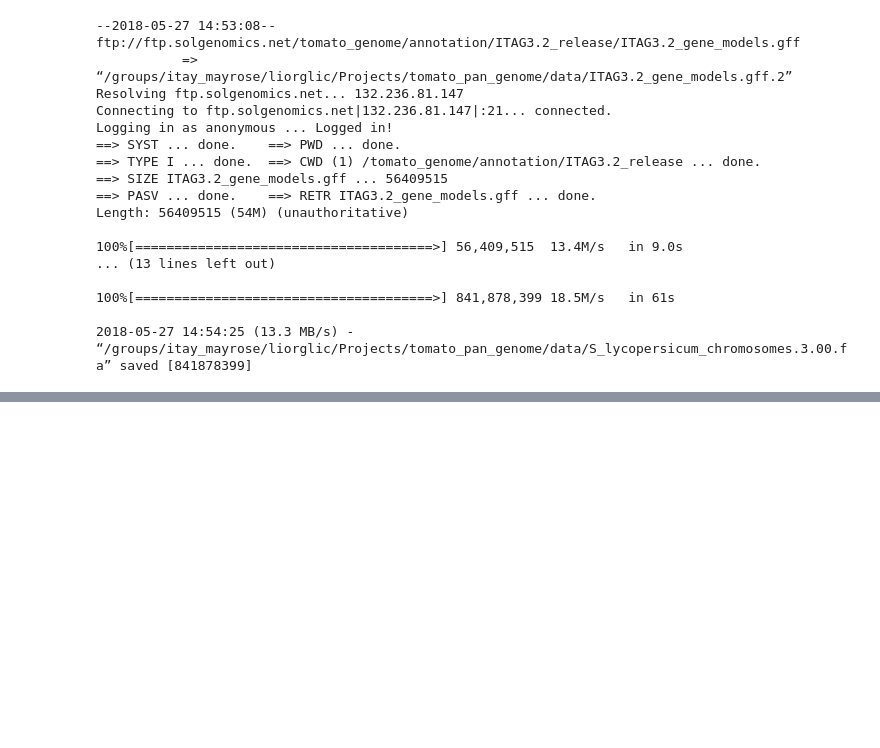
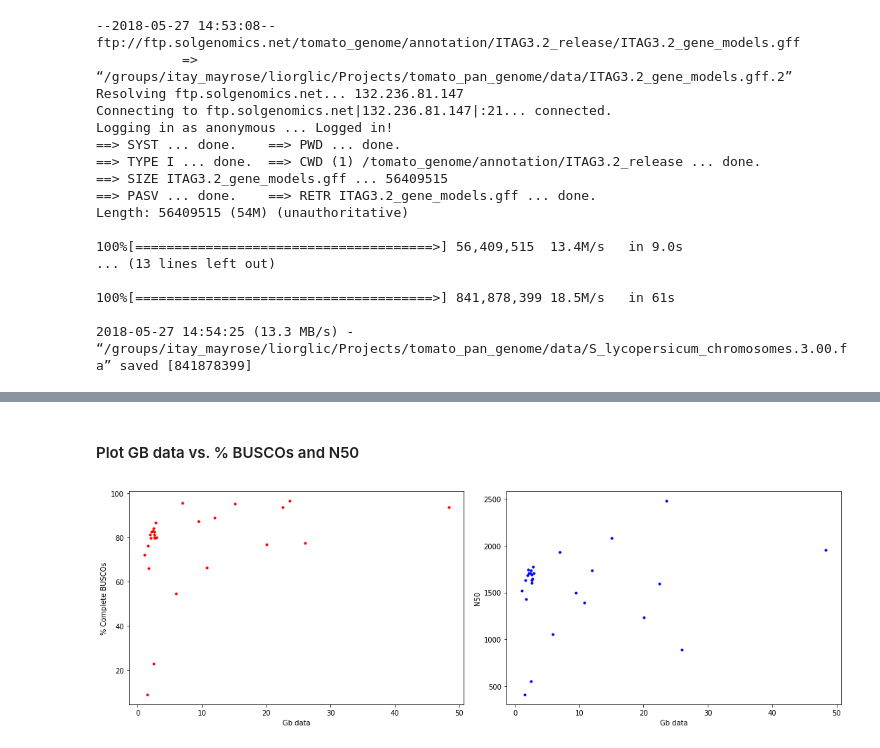
Before and after one commit to MayroseLab/Lior, a Jupyter notebook: tomato_pan_genome/notebooks/transcriptome_assembly_and_assessment.ipynb, the cells around one changed output, grey strips where cells are left out. Saved outputs shown, nothing was run; the diff lists cells and outputs as text; code cells hidden in the pictures; blank space fills up the shorter version.

```diff
--- a/tomato_pan_genome/notebooks/transcriptome_assembly_and_assessment.ipynb
+++ b/tomato_pan_genome/notebooks/transcriptome_assembly_and_assessment.ipynb
@@ -199,3 +203,4 @@ Length: 56409515 (54M) (unauthoritative)
 # %%
 s_lyc_ref_annotation_path = "%s/ITAG3.2_gene_models.gff" % DATA_PATH
 s_lyc_ref_genome_path = "%s/S_lycopersicum_chromosomes.3.00.fa" % DATA_PATH
+s_lyc_STAR_index = "%s/S_lyc_STAR_index" % realpath(OUT_PATH)
@@ -235,7 +206,0 @@ get_job_exit_code(3932479)
-# %%
-ds = "s4v2"
-sra = "SRR389806 SRR389807"
-download_dir = "%s/S_lyc_RNA_Seq/%s" %(DATA_PATH, ds)
-analysis_dir = "%s/S_lyc_transcriptome_assembly/%s" %(OUT_PATH,ds)
-pipeline_script = "%s/transcriptome_assembly_pipeline.py" % PY_PATH
-%run $pipeline_script $queue_conf $ds "$sra" $download_dir $analysis_dir -a $s_lyc_ref_annotation_path -g $s_lyc_ref_genome_path
@@ -243,0 +293,24 @@ send_commands_to_queue('try',['echo "hi"', 'sleep 30', 'echo "bye"'], queue_conf
+# %%
+# Fetch stats and add to table
+def fetch_c_busco(p):
+    with open(p) as f:
+        for line in f:
+            if line.startswith("\tC:"):
+                return line.split("C:")[1].split("%")[0]
+
+def fetch_n50(p):
+    with open(p) as f:
+        for line in f:
+            if line.startswith('N50'):
+                return line.strip().split('\t')[1].replace(',','')
+
+s_lyc_datasets["Complete BUSCOs"] = ""
+s_lyc_datasets["N50"] = ""
+for index, row in s_lyc_datasets.iterrows():
+    ds_dir = "%s/%s" %(analysis_dir, row['Code'])
+    ds_busco_sum = "%s/run_BUSCO/short_summary_BUSCO.txt" % ds_dir
+    ds_stats = "%s/transcriptome_stats.tsv" % ds_dir
+    ds_c_busco = fetch_c_busco(ds_busco_sum)
+    ds_n50 = fetch_n50(ds_stats)
+    s_lyc_datasets.iloc[index,4] = ds_c_busco
+    s_lyc_datasets.iloc[index,5] = ds_n50
@@ -243,0 +338,16 @@ send_commands_to_queue('try',['echo "hi"', 'sleep 30', 'echo "bye"'], queue_conf
+# %% [markdown]
+#### Plot GB data vs. % BUSCOs and N50
+# %%
+plt.figure(figsize=(15,5))
+plt.subplot(1, 2, 1)
+plt.plot(s_lyc_datasets['Gb data'], s_lyc_datasets['Complete BUSCOs'], 'ro', markersize=3)
+plt.xlabel("Gb data")
+plt.ylabel("% Complete BUSCOs")
+plt.subplot(1, 2, 2)
+plt.plot(s_lyc_datasets['Gb data'], s_lyc_datasets['N50'], 'bo', markersize=3)
+plt.xlabel("Gb data")
+plt.ylabel("N50")
+plt.tight_layout()
+plt.show()
+# %% [output]
+[figure, added]
```
Also changed, not shown: parts of 31 cells of this notebook, 1 other file.
